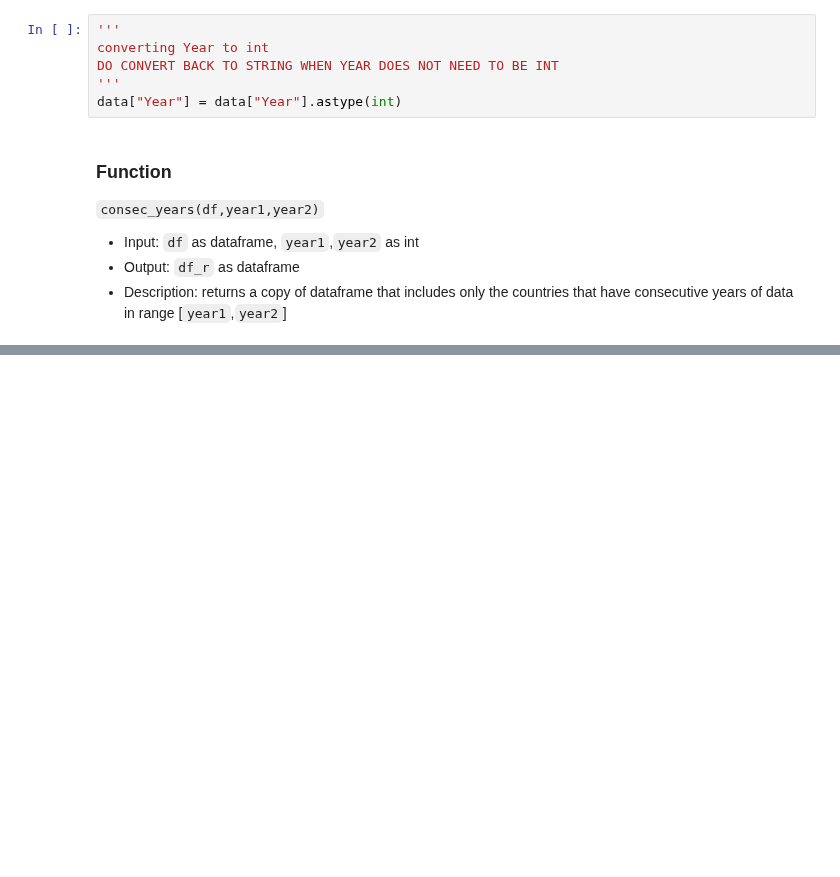
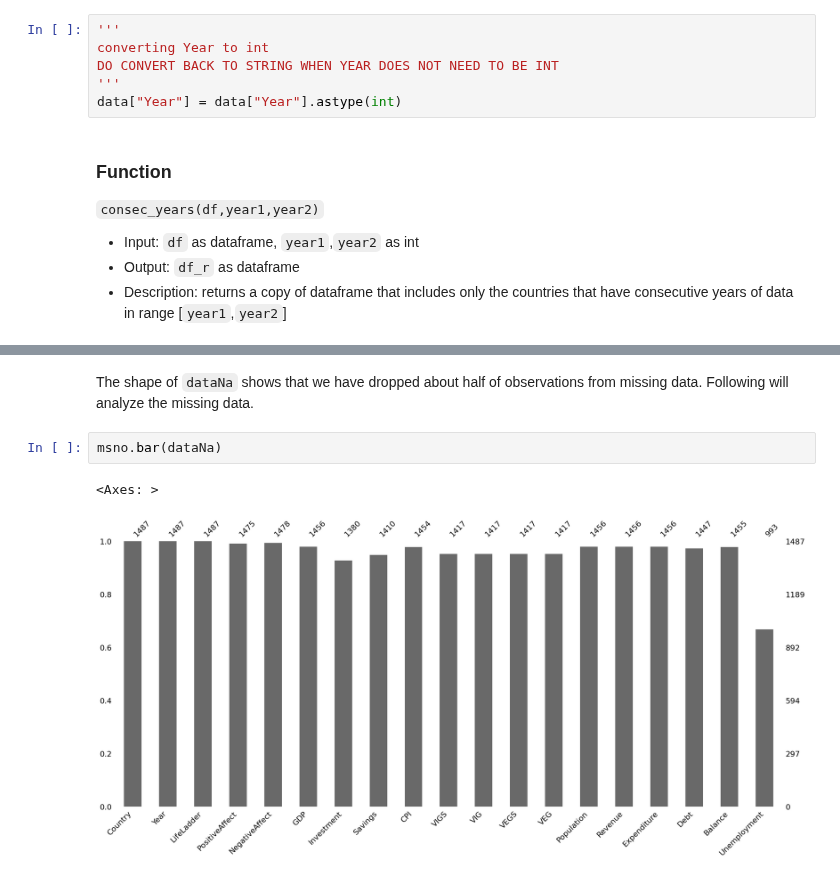
Before and after one commit to cskang3627/happiness, a Jupyter notebook: EDACheckpointGroup_Sp23_The_Group.ipynb, the cells around one changed output, grey strips where cells are left out. Drawn from its saved outputs; the diff is of its cells as text; blank space fills up the shorter version.

```diff
--- a/EDACheckpointGroup_Sp23_The_Group.ipynb
+++ b/EDACheckpointGroup_Sp23_The_Group.ipynb
@@ -254,0 +220,7 @@ print(data.shape)
+# %% [markdown]
+The shape of `dataNa` shows that we have dropped about half of observations from missing data. Following will analyze the missing data.
+# %%
+msno.bar(dataNa)
+# %% [output]
+<Axes: >
+[figure, added]
```
Also changed, not shown: parts of 17 cells of this notebook.
